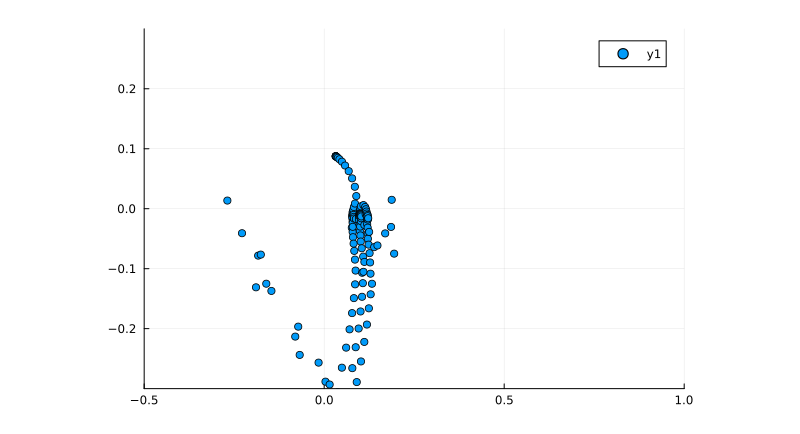
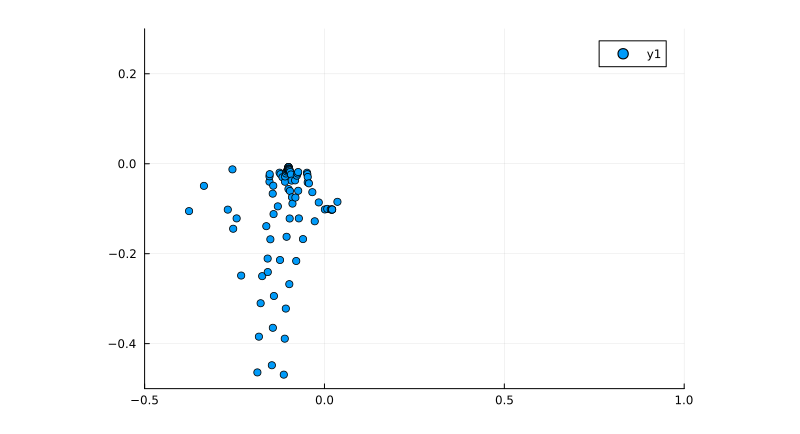
Before and after one commit to HaojieZhang917/compressible_bek, a Jupyter notebook: compress/BEK/Bode/eN/TimeMode/AS.ipynb, the cells around one changed output. Cells and saved outputs as stored; diff of their text form; code cells hidden in the pictures.

```diff
--- a/compress/BEK/Bode/eN/TimeMode/AS.ipynb
+++ b/compress/BEK/Bode/eN/TimeMode/AS.ipynb
@@ -4,14 +4,14 @@ using Plots
 using Arpack
 using SparseArrays
 # %%
-N_cheb = 199
+N_cheb = 99
 Mr = 0.3
 gamma = 1.4
 sigma = 0.72
 Ro = 1
 Co = 0
 Tw = 1
-R = 100
+R = 50
 Ma = Mr/R
 u0,v0,w0,f,q,D,D2,x = baseflow_var(N_cheb,Ro,Co)
 H,T = T_ca(Mr,f,q,w0,gamma,Tw)
@@ -39,14 +56,14 @@ kappa = (1/sigma) * T
 # %%
-al = 0.7
-be = 0.1
-B0 = sparse(B0)
-B1 = sparse(B1)H
-B0,B1 = TimeMode_BEK(F,G,,rho,lam,kappa,T,sigma,gamma,R,Ma,al,be,N_cheb,Ro,Co)
+al = 0.6
+be = -0.1
+B0,B1 = TimeMode_BEK(F,G,H,rho,lam,kappa,T,sigma,gamma,R,Ma,al,be,N_cheb,Ro,Co)
+# B0 = sparse(B0)
+# B1 = sparse(B1)
 # val,vec = eigs(B0,-B1,nev=3,sigma=0,tol = 1e-8,maxiter = 10000)
 # val
 c = eigen(B0,-B1)
 val = c.values;
 # %%
-scatter(real(val),imag(val),xlims=[-0.5,1],ylims=[-0.3,0.3])
+scatter(real(val),imag(val),xlims=[-0.5,1],ylims=[-0.5,0.3])
 # %% [output]
-[figure, old version]
+[figure, new version]
```
Also changed, not shown: parts of 3 cells of this notebook.
